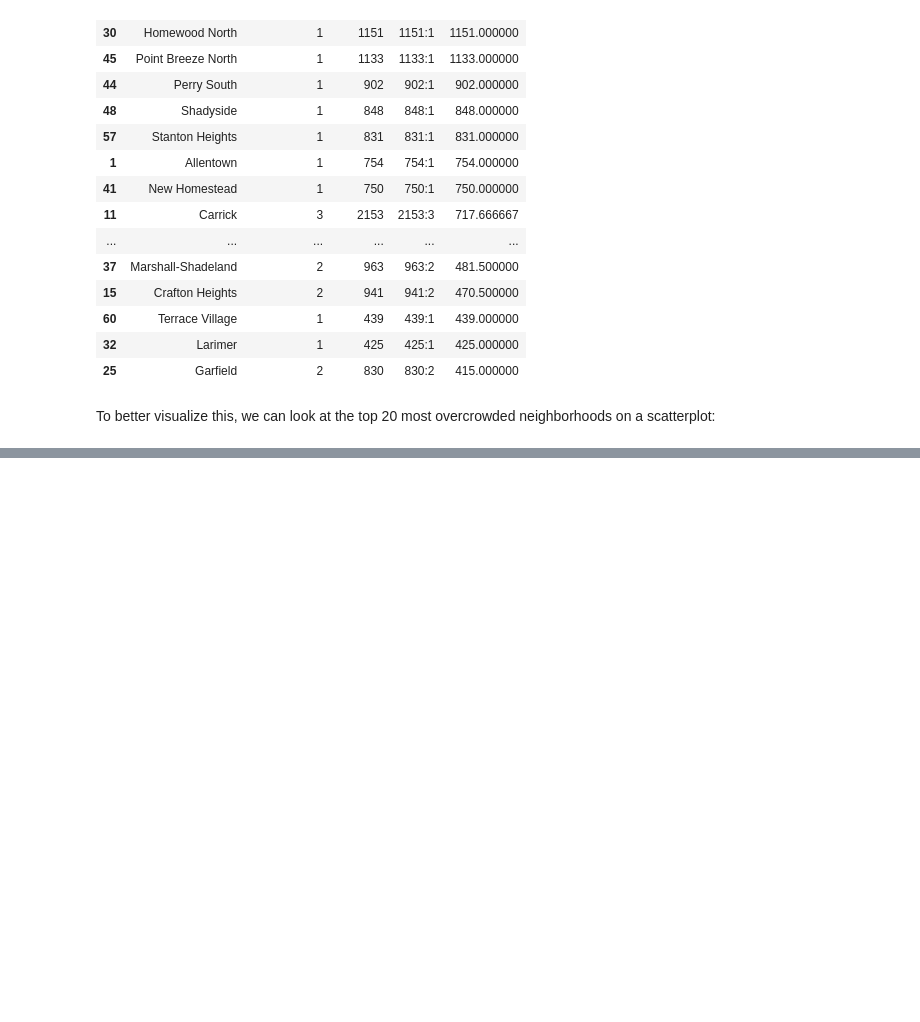
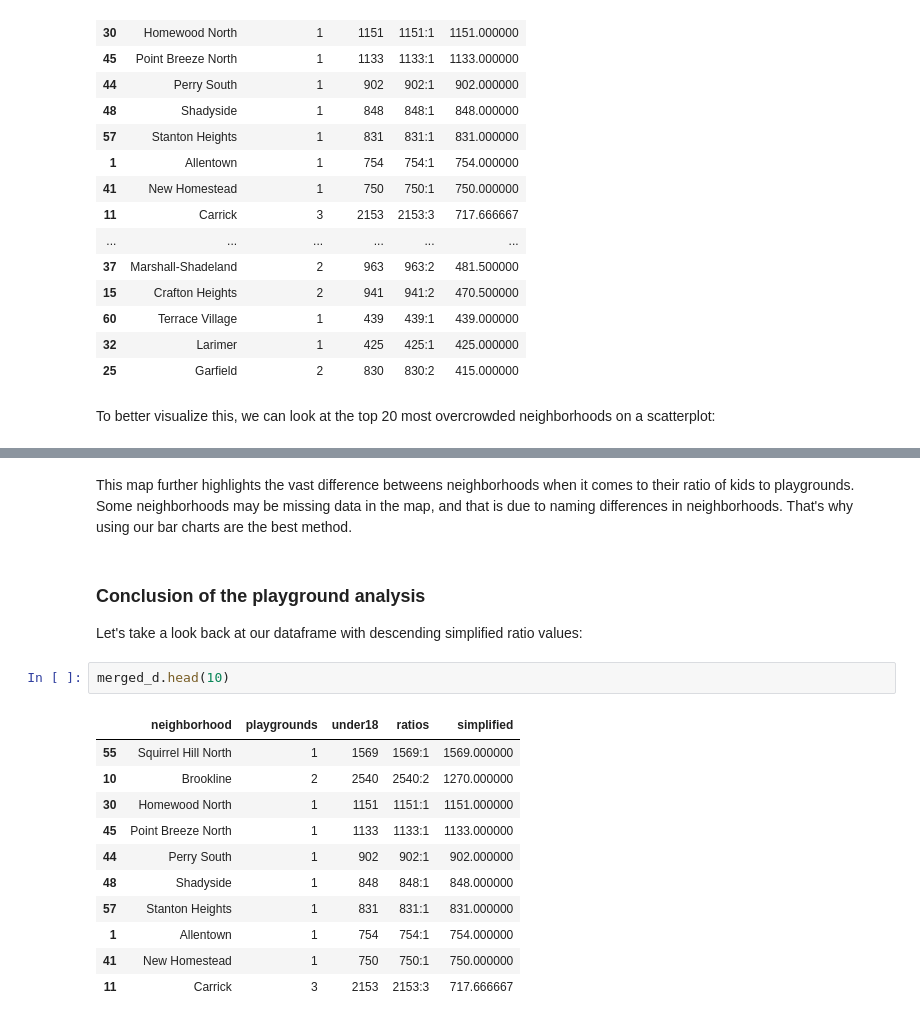
Before and after one commit to kiana-kazemi/bigideasfinal, a Jupyter notebook: playgrounds.ipynb, the cells around one changed output, grey strips where cells are left out. Drawn from its saved outputs; the diff is of its cells as text; blank space fills up the shorter version.

```diff
--- a/playgrounds.ipynb
+++ b/playgrounds.ipynb
@@ -207,0 +231,19 @@ However, it might be helpful to also visualize this on a map, with high ratios i
+# %% [markdown]
+This map further highlights the vast difference betweens neighborhoods when it comes to their ratio of kids to playgrounds. Some neighborhoods may be missing data in the map, and that is due to naming differences in neighborhoods. That's why using our bar charts are the best method.
+# %% [markdown]
+### Conclusion of the playground analysis
+Let's take a look back at our dataframe with descending simplified ratio values:
+# %%
+merged_d.head(10)
+# %% [output]
+|  | neighborhood | playgrounds | under18 | ratios | simplified |
+| 55 | Squirrel Hill North | 1 | 1569 | 1569:1 | 1569.000000 |
+| 10 | Brookline | 2 | 2540 | 2540:2 | 1270.000000 |
+| 30 | Homewood North | 1 | 1151 | 1151:1 | 1151.000000 |
+| 45 | Point Breeze North | 1 | 1133 | 1133:1 | 1133.000000 |
+| 44 | Perry South | 1 | 902 | 902:1 | 902.000000 |
+| 48 | Shadyside | 1 | 848 | 848:1 | 848.000000 |
+| 57 | Stanton Heights | 1 | 831 | 831:1 | 831.000000 |
+| 1 | Allentown | 1 | 754 | 754:1 | 754.000000 |
+| 41 | New Homestead | 1 | 750 | 750:1 | 750.000000 |
+| 11 | Carrick | 3 | 2153 | 2153:3 | 717.666667 |
```
Also changed, not shown: parts of 12 cells of this notebook, 5 other files.
